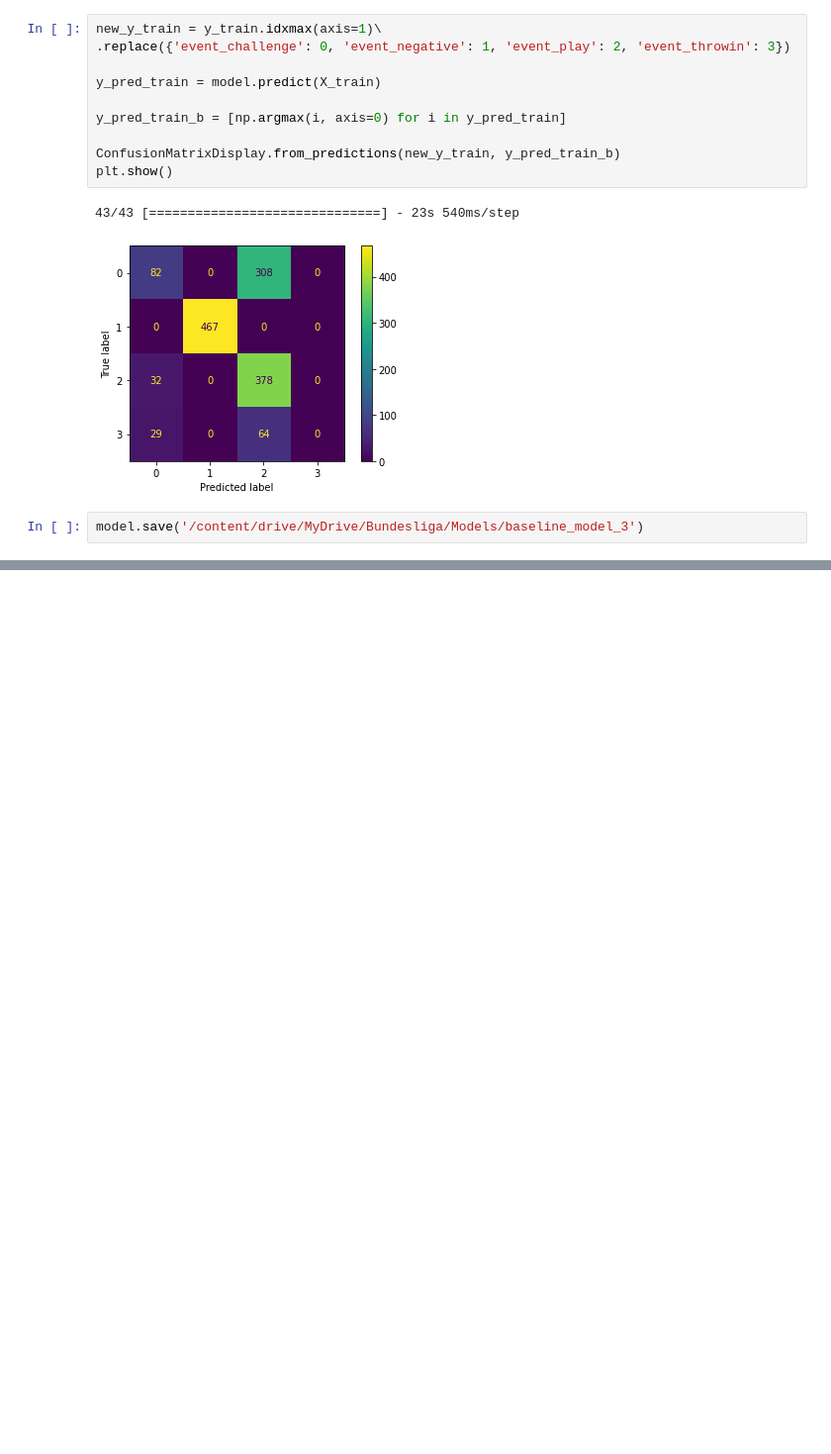
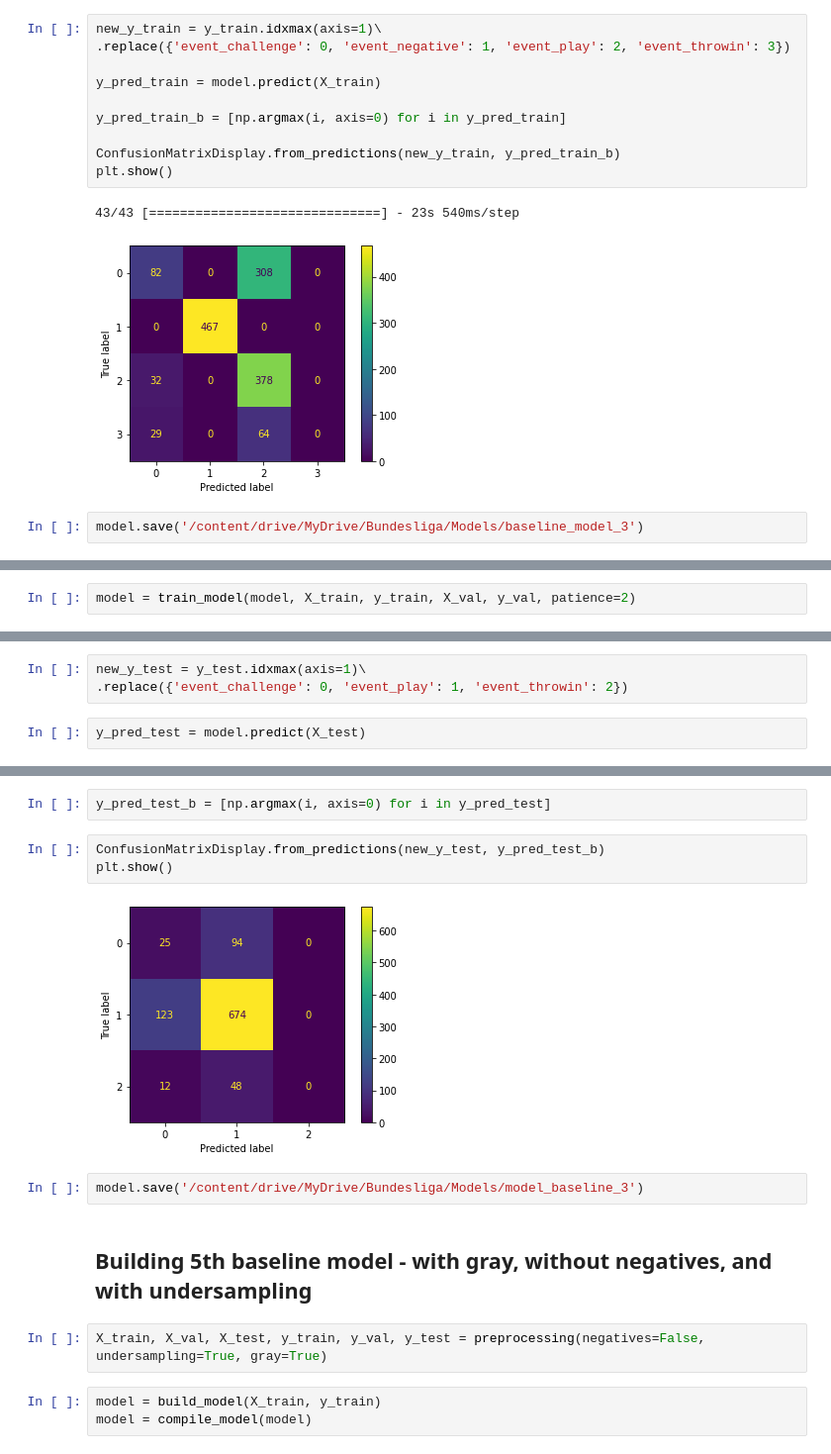
Before and after one commit to hmatzner/DFL-Bundesliga, a Jupyter notebook: Bundesliga - with functions.ipynb, the cells around one changed output, grey strips where cells are left out. Shown: that part at 99% size. Drawn from its saved outputs; the diff is of its cells as text; blank space fills up the shorter version.

```diff
--- a/Bundesliga - with functions.ipynb
+++ b/Bundesliga - with functions.ipynb
@@ -836,0 +796,2 @@ Name: event, dtype: int64
+# %%
+model = train_model(model, X_train, y_train, X_val, y_val, patience=2)
@@ -836,0 +814,5 @@ Name: event, dtype: int64
+# %%
+new_y_test = y_test.idxmax(axis=1)\
+.replace({'event_challenge': 0, 'event_play': 1, 'event_throwin': 2})
+# %%
+y_pred_test = model.predict(X_test)
@@ -836,0 +821,16 @@ Name: event, dtype: int64
+# %%
+y_pred_test_b = [np.argmax(i, axis=0) for i in y_pred_test]
+# %%
+ConfusionMatrixDisplay.from_predictions(new_y_test, y_pred_test_b)
+plt.show()
+# %% [output]
+[figure, added]
+# %%
+model.save('/content/drive/MyDrive/Bundesliga/Models/model_baseline_3')
+# %% [markdown]
+## Building 5th baseline model - with gray, without negatives, and with undersampling
+# %%
+X_train, X_val, X_test, y_train, y_val, y_test = preprocessing(negatives=False, undersampling=True, gray=True)
+# %%
+model = build_model(X_train, y_train)
+model = compile_model(model)
```
Also changed, not shown: parts of 69 cells of this notebook.
